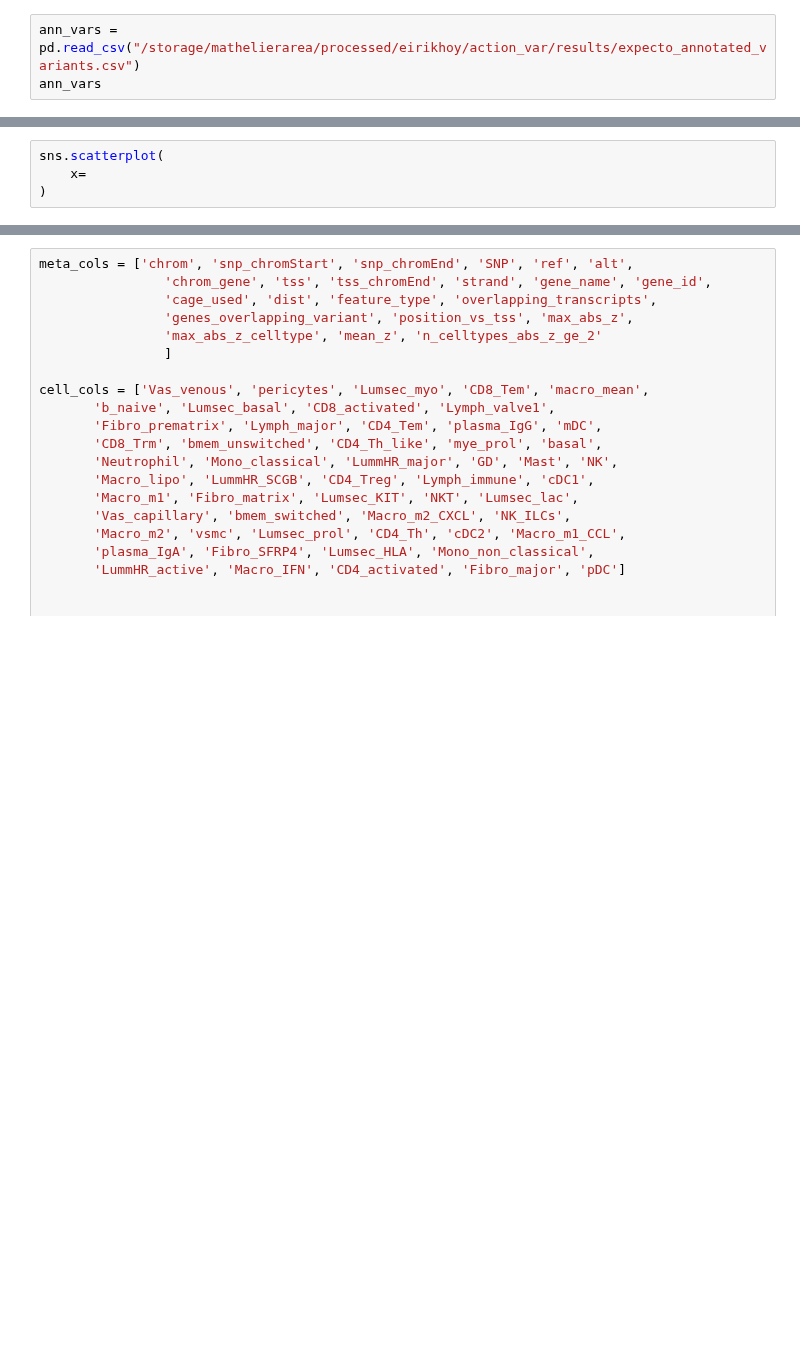
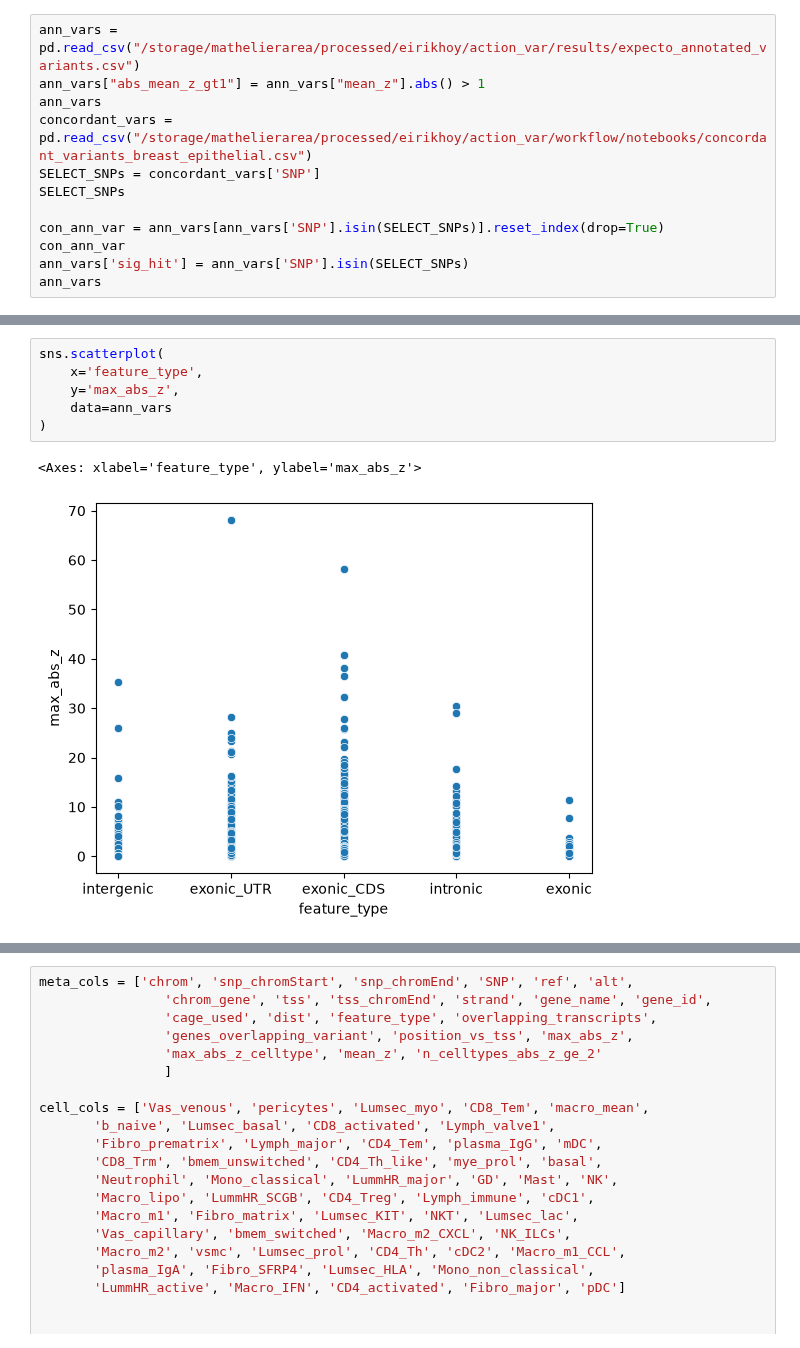
Before and after one commit to eirikhoye/action_var, a Jupyter notebook: workflow/notebooks/analyze_variant_annotation.ipynb, the cells around one changed output, grey strips where cells are left out. Cells and saved outputs as stored; diff of their text form; blank space fills up the shorter version.

Commit message:
did some more analysis for analyze_variant_annotation.ipynb

```diff
--- a/workflow/notebooks/analyze_variant_annotation.ipynb
+++ b/workflow/notebooks/analyze_variant_annotation.ipynb
@@ -4,6 +6,15 @@ import seaborn as sns
 # %%
 ann_vars = pd.read_csv("/storage/mathelierarea/processed/eirikhoy/action_var/results/expecto_annotated_variants.csv")
+ann_vars["abs_mean_z_gt1"] = ann_vars["mean_z"].abs() > 1
 ann_vars
+concordant_vars = pd.read_csv("/storage/mathelierarea/processed/eirikhoy/action_var/workflow/notebooks/concordant_variants_breast_epithelial.csv")
+SELECT_SNPs = concordant_vars['SNP']
+SELECT_SNPs
+
+con_ann_var = ann_vars[ann_vars['SNP'].isin(SELECT_SNPs)].reset_index(drop=True)
+con_ann_var
+ann_vars['sig_hit'] = ann_vars['SNP'].isin(SELECT_SNPs)
+ann_vars
 # %% [output]
 |  | chrom | snp_chromStart | snp_chromEnd | SNP | ref | alt | chrom_gene | tss | tss_chromEnd | ... |
 | 0 | 1 | 45794979 | 45794980 | 1_45794979_C_G | C | G | 1 | 45792568 | 45792569 | ... |
@@ -21,4 +85,9 @@ ann_vars
 # %%
 sns.scatterplot(
-    x=
+    x='feature_type',
+    y='max_abs_z',
+    data=ann_vars
 )
+# %% [output]
+<Axes: xlabel='feature_type', ylabel='max_abs_z'>
+[figure, added]
```
Also changed, not shown: parts of 11 cells of this notebook, 8 other files.
